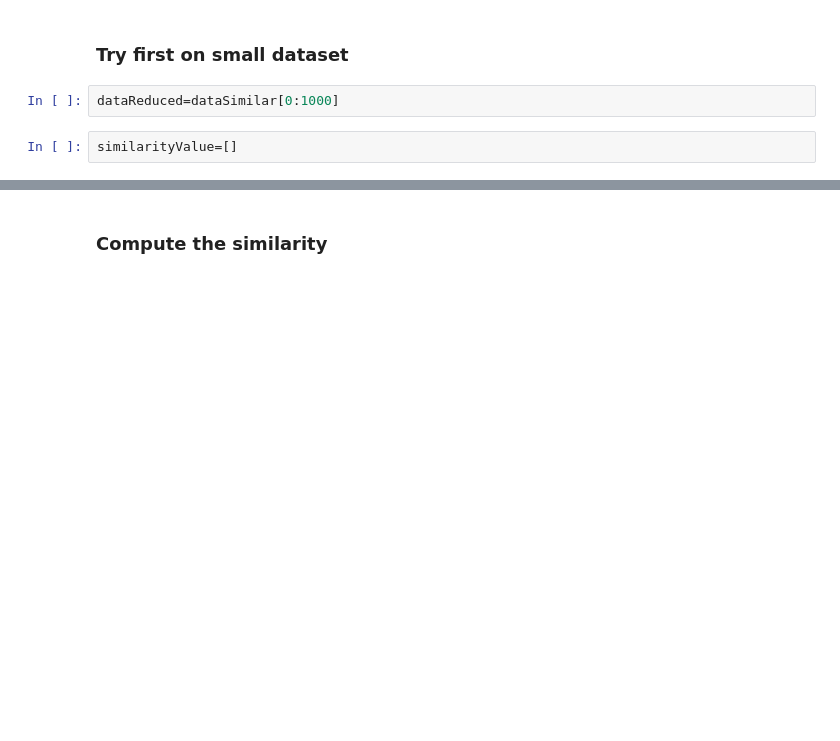
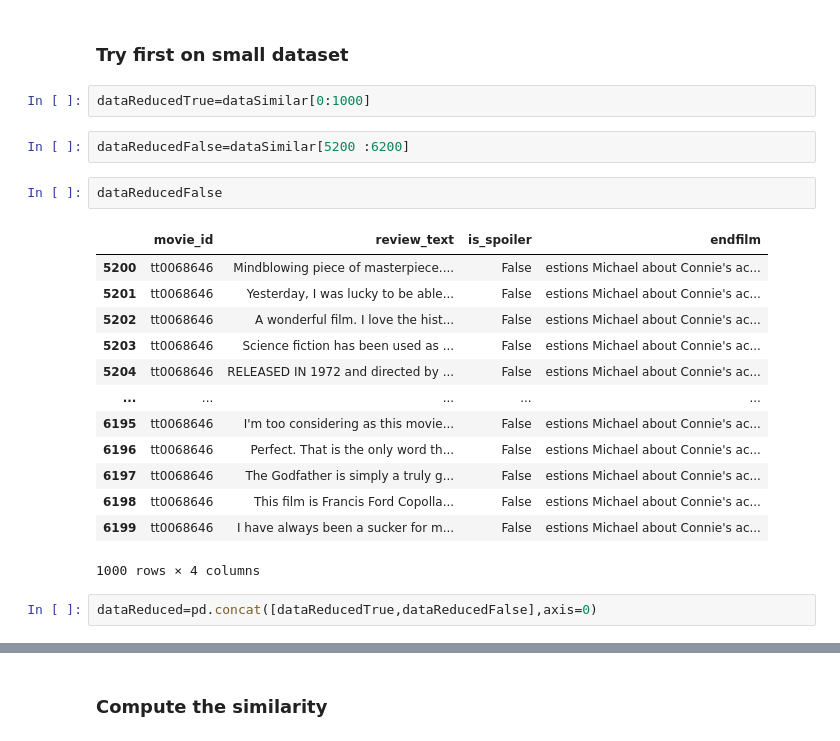
Before and after one commit to francocco99/Spoiler_Detecion_Project, a Jupyter notebook: Code/Sentence_Similarity.ipynb, the cells around one changed output, grey strips where cells are left out. Cells and saved outputs as stored; diff of their text form; blank space fills up the shorter version.

```diff
--- a/Code/Sentence_Similarity.ipynb
+++ b/Code/Sentence_Similarity.ipynb
@@ -123,6 +141,24 @@ dataSimilar=dataSimilar.rename(columns={'last':'endfilm'})
 # %% [markdown]
 ### Try first on small dataset
 # %%
-dataReduced=dataSimilar[0:1000]
+dataReducedTrue=dataSimilar[0:1000]
-# %%
-similarityValue=[]
+# %%
+dataReducedFalse=dataSimilar[5200 :6200]
+# %%
+dataReducedFalse
+# %% [output]
+|  | movie_id | review_text | is_spoiler | endfilm |
+| 5200 | tt0068646 | Mindblowing piece of masterpiece.... | False | estions Michael about Connie's ac... |
+| 5201 | tt0068646 | Yesterday, I was lucky to be able... | False | estions Michael about Connie's ac... |
+| 5202 | tt0068646 | A wonderful film. I love the hist... | False | estions Michael about Connie's ac... |
+| 5203 | tt0068646 | Science fiction has been used as ... | False | estions Michael about Connie's ac... |
+| 5204 | tt0068646 | RELEASED IN 1972 and directed by ... | False | estions Michael about Connie's ac... |
+| ... | ... | ... | ... | ... |
+| 6195 | tt0068646 | I'm too considering as this movie... | False | estions Michael about Connie's ac... |
+| 6196 | tt0068646 | Perfect. That is the only word th... | False | estions Michael about Connie's ac... |
+| 6197 | tt0068646 | The Godfather is simply a truly g... | False | estions Michael about Connie's ac... |
+| 6198 | tt0068646 | This film is Francis Ford Copolla... | False | estions Michael about Connie's ac... |
+| 6199 | tt0068646 | I have always been a sucker for m... | False | estions Michael about Connie's ac... |
+1000 rows × 4 columns
+# %%
+dataReduced=pd.concat([dataReducedTrue,dataReducedFalse],axis=0)
```
Also changed, not shown: parts of 34 cells of this notebook, 6 other files.
